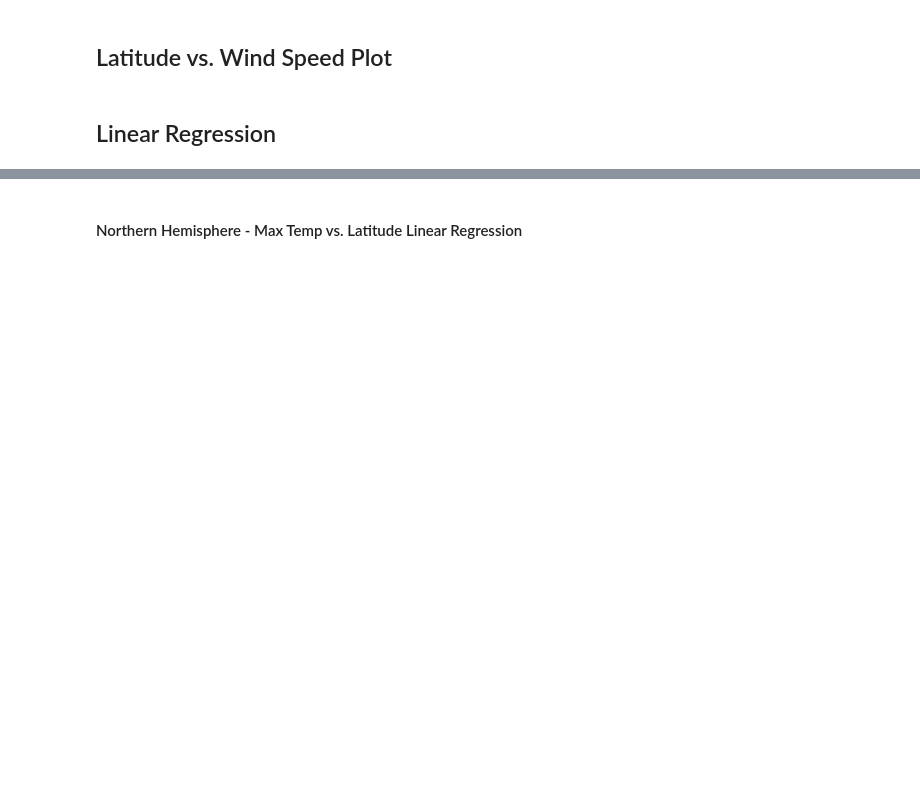
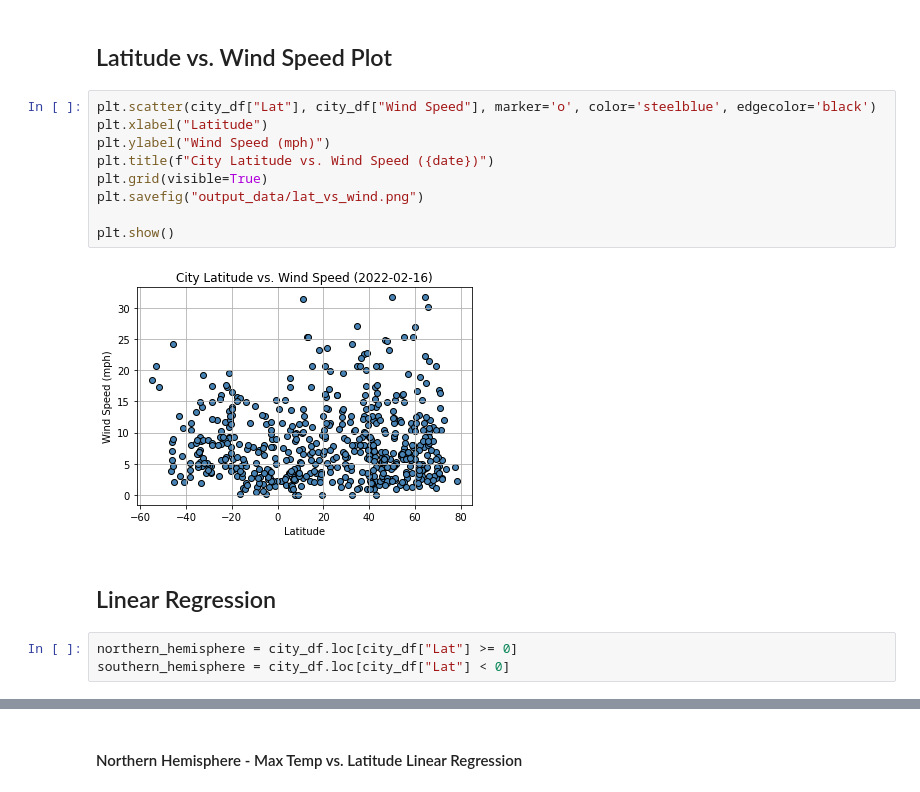
Before and after one commit to NT-nguyen29/python-api-challenge, a Jupyter notebook: WeatherPy.ipynb, the cells around one changed output, grey strips where cells are left out. Cells and saved outputs as stored; diff of their text form; blank space fills up the shorter version.

```diff
--- a/WeatherPy.ipynb
+++ b/WeatherPy.ipynb
@@ -139,4 +214,18 @@ Skip this step if there are no cities that have humidity > 100%.
 # %% [markdown]
 ## Latitude vs. Wind Speed Plot
+# %%
+plt.scatter(city_df["Lat"], city_df["Wind Speed"], marker='o', color='steelblue', edgecolor='black')
+plt.xlabel("Latitude")
+plt.ylabel("Wind Speed (mph)")
+plt.title(f"City Latitude vs. Wind Speed ({date})")
+plt.grid(visible=True)
+plt.savefig("output_data/lat_vs_wind.png")
+
+plt.show()
+# %% [output]
+[figure, added]
 # %% [markdown]
 ## Linear Regression
+# %%
+northern_hemisphere = city_df.loc[city_df["Lat"] >= 0]
+southern_hemisphere = city_df.loc[city_df["Lat"] < 0]
```
Also changed, not shown: parts of 19 cells of this notebook.
